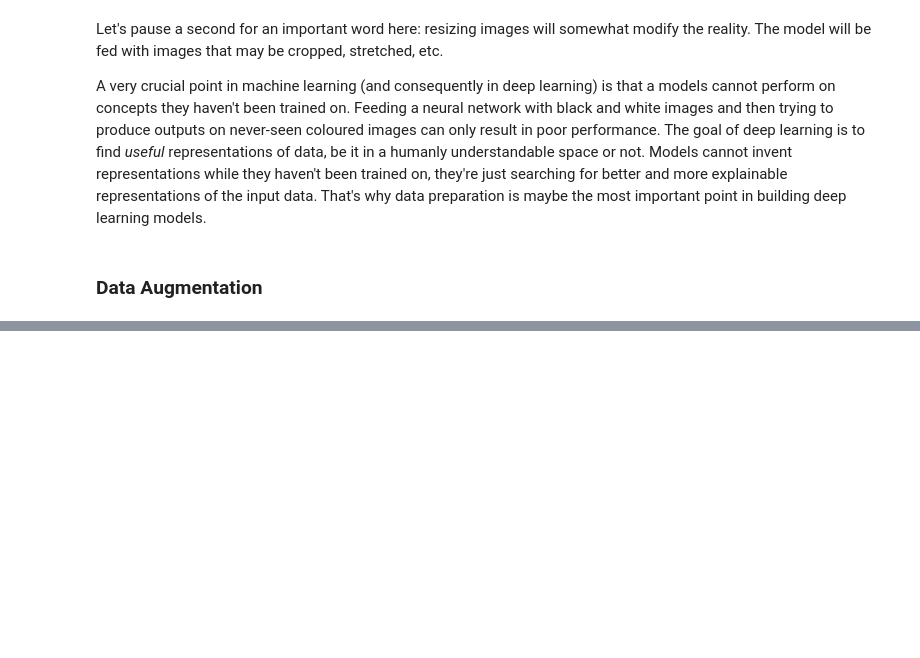
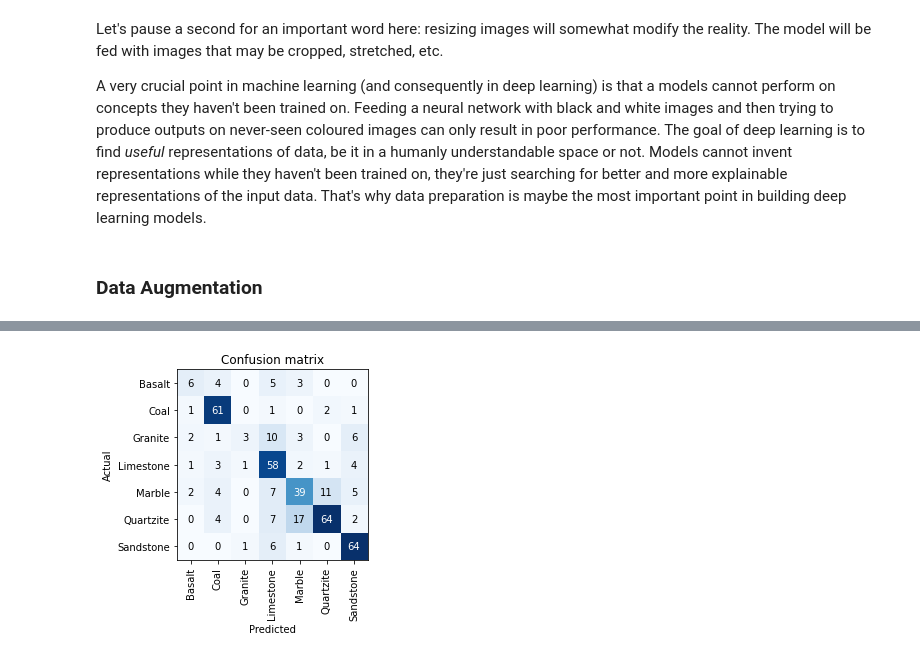
Before and after one commit to antounes/deep-learning-fastai-pytorch, a Jupyter notebook: 02_from_model_to_production.ipynb, the cells around one changed output, grey strips where cells are left out. Cells and saved outputs as stored; diff of their text form; code cells hidden in the pictures; blank space fills up the shorter version.

```diff
--- a/02_from_model_to_production.ipynb
+++ b/02_from_model_to_production.ipynb
@@ -125,0 +133,9 @@ A very crucial point in machine learning (and consequently in deep learning) is
+# %%
+# Use RandomResizedCrop w/ img size of 224x224 (fairly common in CV)
+rocks = rocks.new(item_tfms=RandomResizedCrop(224, min_scale=0.5),
+                  batch_tfms=aug_transforms())
+dls = rocks.dataloaders(path)
+# %%
+# Create learner and fine-tune to our dataset
+learn = cnn_learner(dls, resnet18, metrics=error_rate)
+learn.fine_tune(4)
@@ -125,0 +151,5 @@ A very crucial point in machine learning (and consequently in deep learning) is
+# %%
+# Plot confusion matrix
+interp = ClassificationInterpretation.from_learner(learn)
+interp.plot_confusion_matrix()
+# %% [output]
@@ -125,0 +157 @@ A very crucial point in machine learning (and consequently in deep learning) is
+[figure, added]
```
Also changed, not shown: parts of 8 cells of this notebook.
